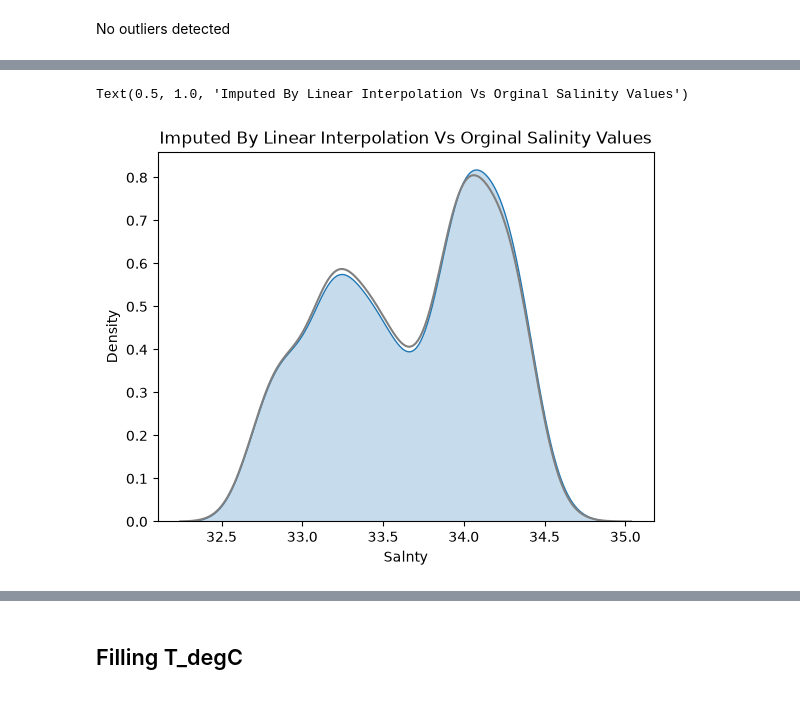
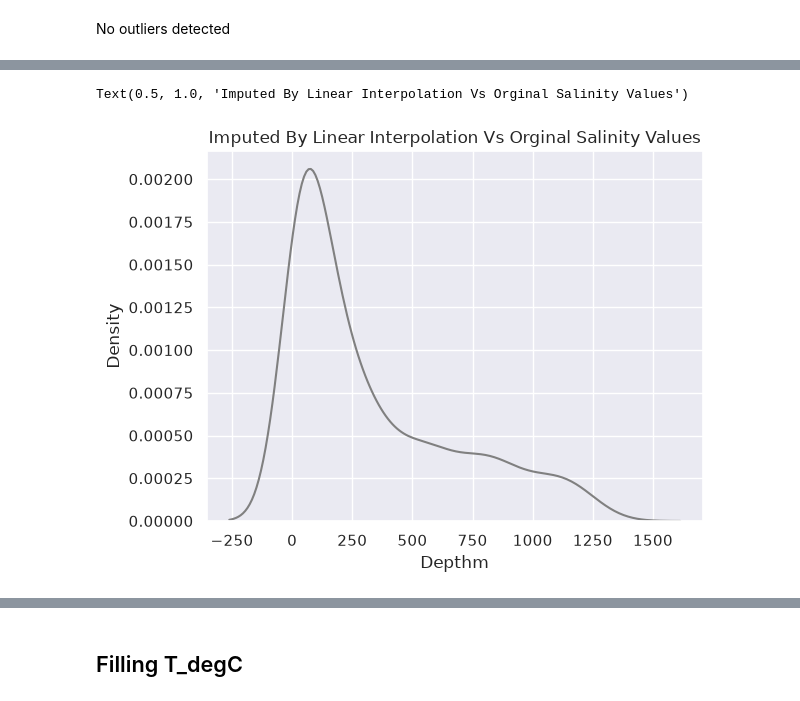
Before and after one commit to beppvis/23CSE301-Machine-Learning-Project, a Jupyter notebook: notebooks/regression.ipynb, the cells around one changed output, grey strips where cells are left out. Cells and saved outputs as stored; diff of their text form; code cells hidden in the pictures.

```diff
--- a/notebooks/regression.ipynb
+++ b/notebooks/regression.ipynb
@@ -23,7 +23,7 @@ print(os.listdir('../data/'))
 # %%
 nRowsRead = 1000 # specify 'None' if want to read whole file
 # bottle.csv may have more rows in reality, but we are only loading/previewing the first 1000 rows
-df1 = pd.read_csv('../data/cast.csv', delimiter=',', nrows = nRowsRead)
+df1 = pd.read_csv('../data/cast.csv', delimiter=',', nrows = nRowsRead,encoding='iso-8859-1')
 df1.dataframeName = 'bottle.csv'
 nRow, nCol = df1.shape
 print(f'There are {nRow} rows and {nCol} columns')
@@ -208,11 +167,8 @@ plt.show()
-# %%
-df1['Salnty_Imputed'] = df1.groupby('Cst_Cnt')['Salnty'].transform(lambda group: group.interpolate(method='linear'))
-# %%
-df1['Salnty_Imputed_Mean'] = df1['Salnty'].fillna(df1['Salnty'].mean())
+# %%
+df1['Depthm'].fillna(df1['Depthm'].median(),inplace=True)
 # %%
-sns.kdeplot(df1.Salnty,color='Gray')
-sns.kdeplot(df1.Salnty_Imputed,fill=True)
+sns.kdeplot(df1.Depthm,color='Gray')
 plt.title("Imputed By Linear Interpolation vs Orginal Salinity values".title())
 # %% [output]
 Text(0.5, 1.0, 'Imputed By Linear Interpolation Vs Orginal Salinity Values')
-[figure, old version]
+[figure, new version]
```
Also changed, not shown: parts of 70 cells of this notebook, 1 other file.
